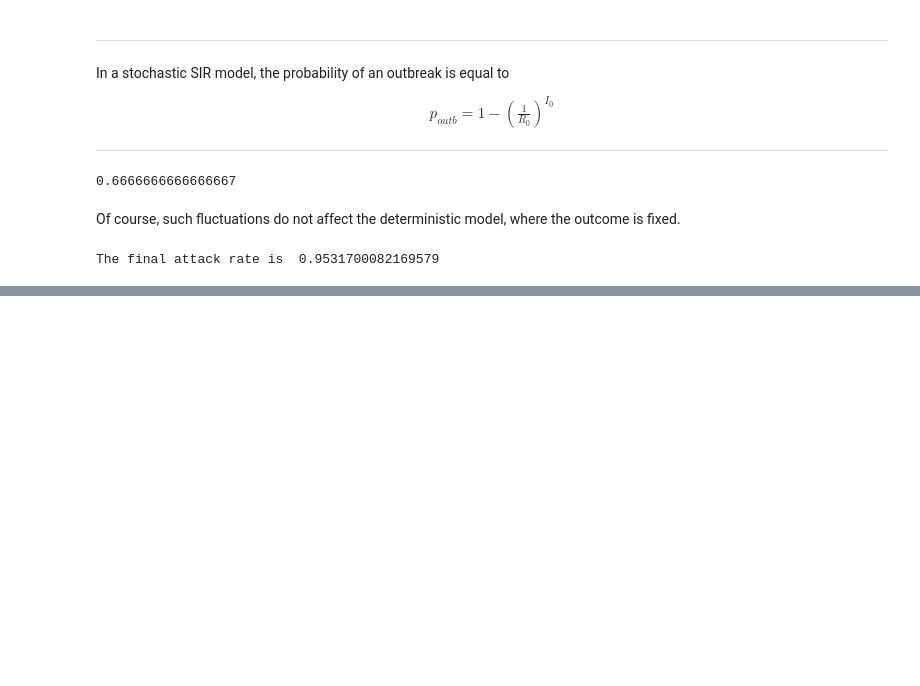
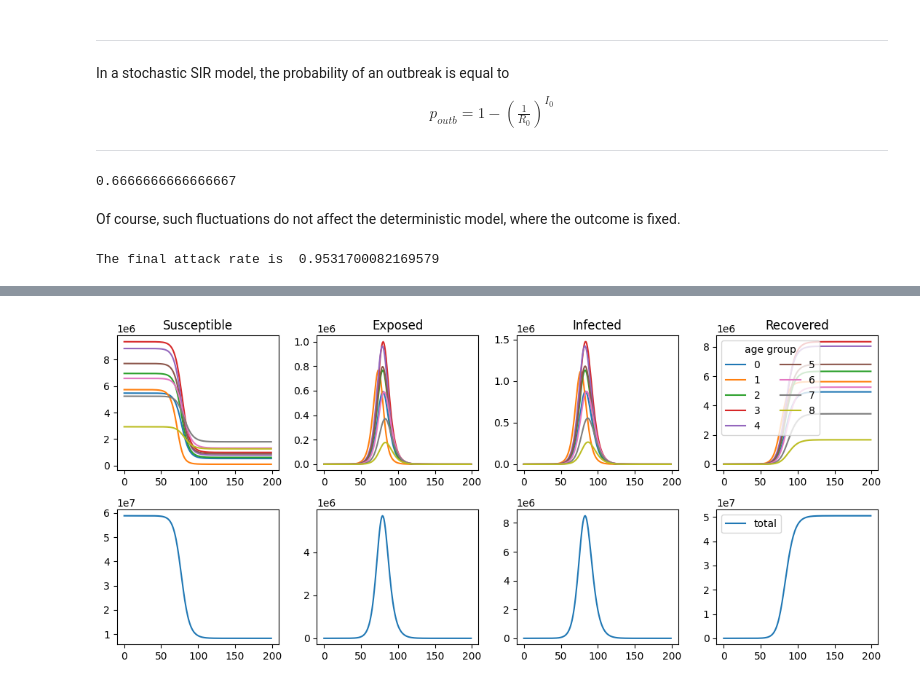
Before and after one commit to micheletizzoni/Digital_epidemiology, a Jupyter notebook: notebooks/nb01_epidemic_processes.ipynb, the cells around one changed output, grey strips where cells are left out. Cells and saved outputs as stored; diff of their text form; code cells hidden in the pictures; blank space fills up the shorter version.

```diff
--- a/notebooks/nb01_epidemic_processes.ipynb
+++ b/notebooks/nb01_epidemic_processes.ipynb
@@ -403,0 +526,5 @@ The final attack rate is  0.9531700082169579
+# %%
+# re-arranging matrix as dictionary
+M = {}
+for i, m in enumerate(np.array(M_df)):
+    M[i] = {i:mj for i,mj in enumerate(m)}
@@ -403,0 +534,12 @@ The final attack rate is  0.9531700082169579
+# %%
+# - population distribution by age in Italy
+pop = {0: 5471539,
+    1: 5732722,
+    2: 6955502,
+    3: 9350120,
+    4: 8838414,
+    5: 7705158,
+    6: 6584286,
+    7: 5238248,
+    8: 2932492,
+    }
@@ -403,0 +570,34 @@ The final attack rate is  0.9531700082169579
+# %%
+#Epi dynamic plots
+
+fig, axs = plt.subplots(2,4 , figsize =(11, 5))#,  sharex='row', sharey='row')
+
+r = 0
+for key in S:
+    axs[r, 0].plot(S[key].values())
+    axs[r, 1].plot(E[key].values())
+    axs[r, 2].plot(I[key].values())
+    axs[r, 3].plot(R[key].values(), label = key)
+
+for c,title in enumerate(['Susceptible', 'Exposed', 'Infected', 'Recovered']):
+    axs[r,c].set_title(title)
+
+axs[r, 3].legend(ncol = 2, title = 'age group')
+
+
+S_tot = pd.DataFrame(S).sum(axis = 1)
+E_tot = pd.DataFrame(E).sum(axis = 1)
+I_tot = pd.DataFrame(I).sum(axis = 1)
+R_tot = pd.DataFrame(R).sum(axis = 1)
+
+
+r = 1
+axs[r, 0].plot(S_tot)
+axs[r, 1].plot(E_tot)
+axs[r, 2].plot(I_tot)
+axs[r, 3].plot(R_tot, label = 'total')
+axs[r, 3].legend(ncol = 2)
+
+plt.tight_layout()
+# %% [output]
+[figure, added]
```
Also changed, not shown: parts of 11 cells of this notebook, 5 other files.
